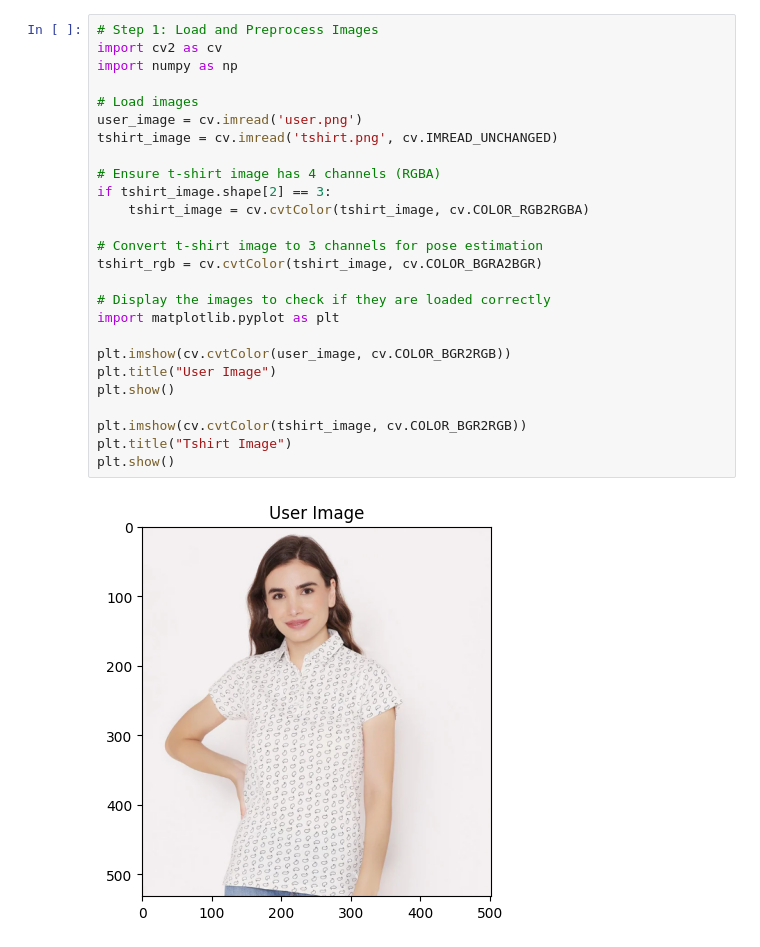
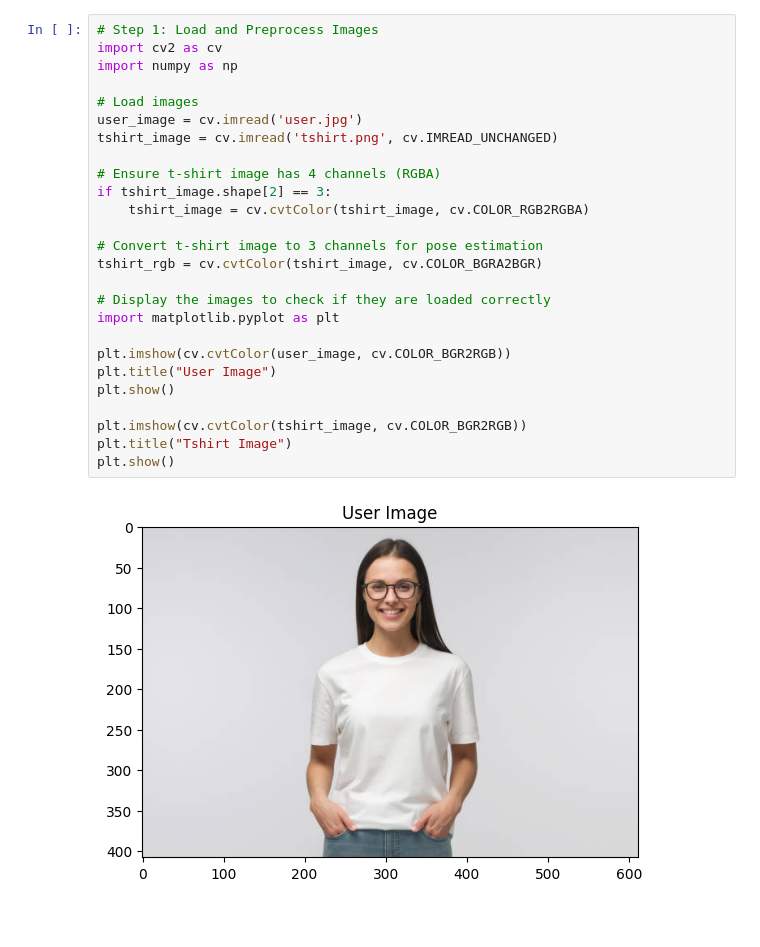
Before and after one commit to Unnatttii/HachHerStyle, a Jupyter notebook: virtual-try-on.ipynb, the cells around one changed output. Drawn from its saved outputs; the diff is of its cells as text; blank space fills up the shorter version.

```diff
--- a/virtual-try-on.ipynb
+++ b/virtual-try-on.ipynb
@@ -1,31 +1,31 @@
 # %%
 # Step 1: Load and Preprocess Images
 import cv2 as cv
 import numpy as np
 
 # Load images
-user_image = cv.imread('user.png')
+user_image = cv.imread('user.jpg')
 tshirt_image = cv.imread('tshirt.png', cv.IMREAD_UNCHANGED)
 
 # Ensure t-shirt image has 4 channels (RGBA)
 if tshirt_image.shape[2] == 3:
     tshirt_image = cv.cvtColor(tshirt_image, cv.COLOR_RGB2RGBA)
 
 # Convert t-shirt image to 3 channels for pose estimation
 tshirt_rgb = cv.cvtColor(tshirt_image, cv.COLOR_BGRA2BGR)
 
 # Display the images to check if they are loaded correctly
 import matplotlib.pyplot as plt
 
 plt.imshow(cv.cvtColor(user_image, cv.COLOR_BGR2RGB))
 plt.title("User Image")
 plt.show()
 
 plt.imshow(cv.cvtColor(tshirt_image, cv.COLOR_BGR2RGB))
 plt.title("Tshirt Image")
 plt.show()
 # %% [output]
-[figure, old version]
+[figure, new version]
 [figure]
 # %%
 # Step 2: Perform Pose Estimation
```
Also changed, not shown: parts of 2 cells of this notebook, 2 other files.
